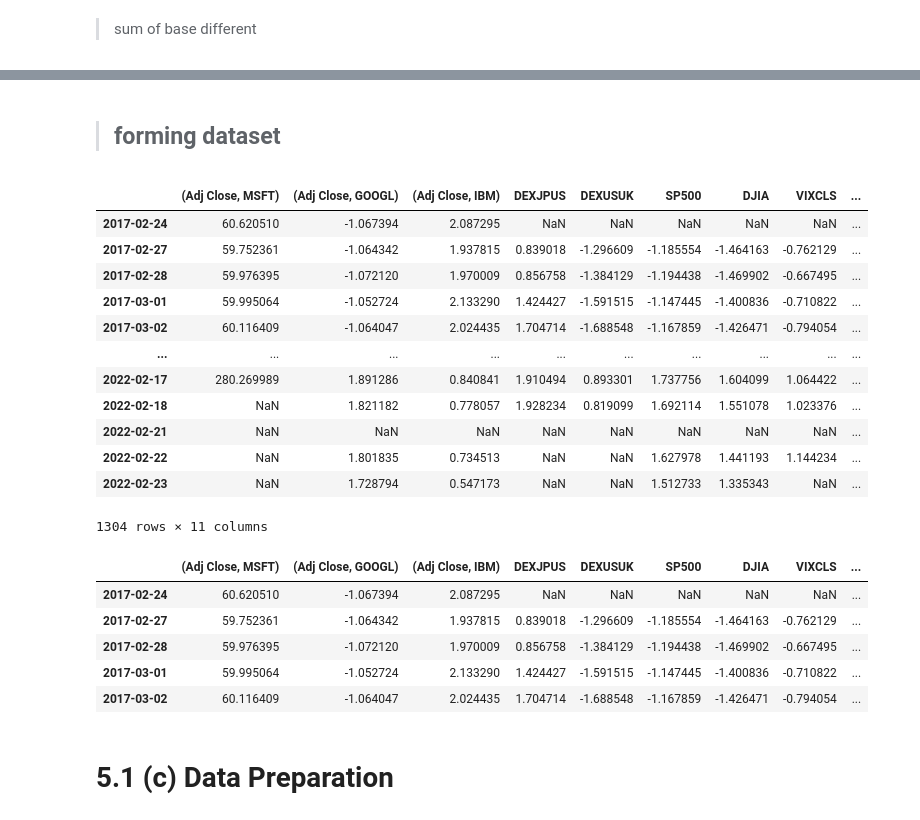
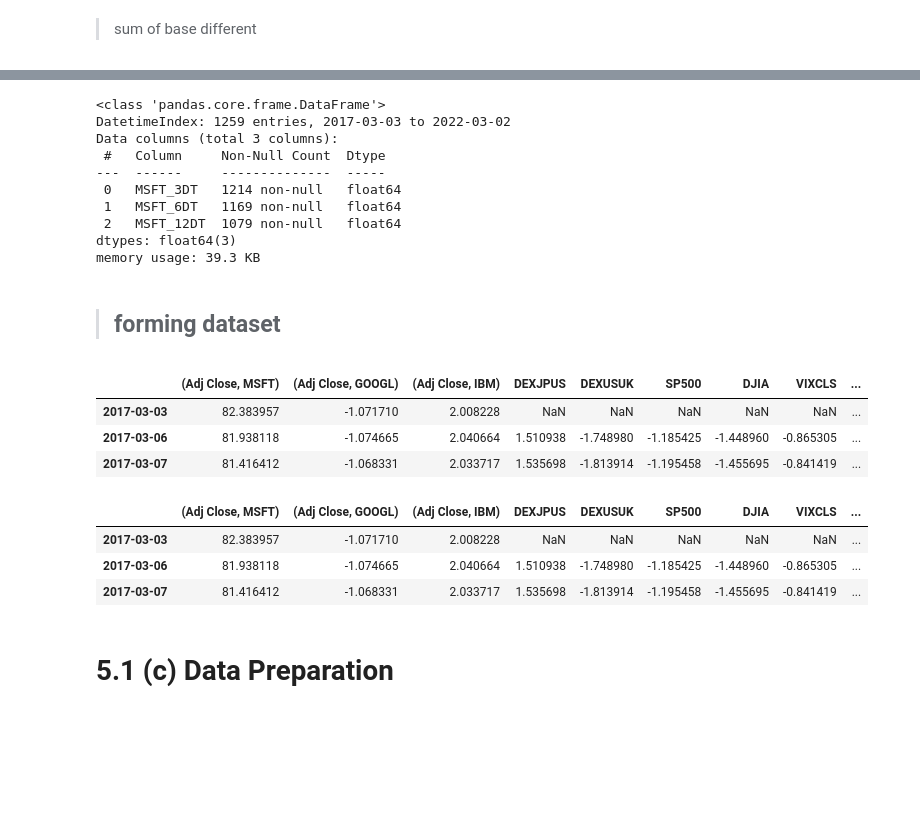
Before and after one commit to aphisit-ths/MACHINE-LEARNING-COURSE2022, a Jupyter notebook: [6#HYPERPARAMETER TUNING]/HYPERPARAMETER TUNING.ipynb, the cells around one changed output, grey strips where cells are left out. Saved outputs shown, nothing was run; the diff lists cells and outputs as text; code cells hidden in the pictures; blank space fills up the shorter version.

```diff
--- a/[6#HYPERPARAMETER TUNING]/HYPERPARAMETER TUNING.ipynb
+++ b/[6#HYPERPARAMETER TUNING]/HYPERPARAMETER TUNING.ipynb
@@ -115,9 +74,9 @@ X3[X3.columns] = std.fit_transform(X3)
 # %% [markdown]
 > sum of base different
 # %%
-return_period = 3
+return_period = 200
 # %%
-backHistory = [30, 45, 60, 90, 180, 240]
+backHistory = [30, 45, 60, 90, 180, 2500]
 BH1, BH2, BH3 = backHistory[1], backHistory[3], backHistory[4]
 # %%
 Y = Base.shift(-return_period)
@@ -211,3 +110,16 @@ X4.describe()
+# %%
+X4.info()
+# %% [output]
+<class 'pandas.core.frame.DataFrame'>
+DatetimeIndex: 1259 entries, 2017-03-03 to 2022-03-02
+Data columns (total 3 columns):
+ #   Column     Non-Null Count  Dtype
+---  ------     --------------  -----
+ 0   MSFT_3DT   1214 non-null   float64
+ 1   MSFT_6DT   1169 non-null   float64
+ 2   MSFT_12DT  1079 non-null   float64
+dtypes: float64(3)
+memory usage: 39.3 KB
 # %% [markdown]
 > ## forming dataset
 # %%
@@ -215,30 +127,19 @@ X = pd.concat([X1, X2, X3, X4], axis=1)
 # %%
 dataset = pd.concat([Y, X], axis=1)
 # %%
-dataset
+dataset.head(3)
 # %% [output]
 |  | (Adj Close, MSFT) | (Adj Close, GOOGL) | (Adj Close, IBM) | DEXJPUS | DEXUSUK | SP500 | DJIA | VIXCLS | ... |
-| 2017-02-24 | 60.620510 | -1.067394 | 2.087295 | NaN | NaN | NaN | NaN | NaN | ... |
-| 2017-02-27 | 59.752361 | -1.064342 | 1.937815 | 0.839018 | -1.296609 | -1.185554 | -1.464163 | -0.762129 | ... |
-| 2017-02-28 | 59.976395 | -1.072120 | 1.970009 | 0.856758 | -1.384129 | -1.194438 | -1.469902 | -0.667495 | ... |
-| 2017-03-01 | 59.995064 | -1.052724 | 2.133290 | 1.424427 | -1.591515 | -1.147445 | -1.400836 | -0.710822 | ... |
-| 2017-03-02 | 60.116409 | -1.064047 | 2.024435 | 1.704714 | -1.688548 | -1.167859 | -1.426471 | -0.794054 | ... |
-| ... | ... | ... | ... | ... | ... | ... | ... | ... | ... |
-| 2022-02-17 | 280.269989 | 1.891286 | 0.840841 | 1.910494 | 0.893301 | 1.737756 | 1.604099 | 1.064422 | ... |
-| 2022-02-18 | NaN | 1.821182 | 0.778057 | 1.928234 | 0.819099 | 1.692114 | 1.551078 | 1.023376 | ... |
-| 2022-02-21 | NaN | NaN | NaN | NaN | NaN | NaN | NaN | NaN | ... |
-| 2022-02-22 | NaN | 1.801835 | 0.734513 | NaN | NaN | 1.627978 | 1.441193 | 1.144234 | ... |
-| 2022-02-23 | NaN | 1.728794 | 0.547173 | NaN | NaN | 1.512733 | 1.335343 | NaN | ... |
+| 2017-03-03 | 82.383957 | -1.071710 | 2.008228 | NaN | NaN | NaN | NaN | NaN | ... |
+| 2017-03-06 | 81.938118 | -1.074665 | 2.040664 | 1.510938 | -1.748980 | -1.185425 | -1.448960 | -0.865305 | ... |
+| 2017-03-07 | 81.416412 | -1.068331 | 2.033717 | 1.535698 | -1.813914 | -1.195458 | -1.455695 | -0.841419 | ... |
-1304 rows × 11 columns
 # %%
-dataset.head()
+dataset.head(3)
 # %% [output]
 |  | (Adj Close, MSFT) | (Adj Close, GOOGL) | (Adj Close, IBM) | DEXJPUS | DEXUSUK | SP500 | DJIA | VIXCLS | ... |
-| 2017-02-24 | 60.620510 | -1.067394 | 2.087295 | NaN | NaN | NaN | NaN | NaN | ... |
-| 2017-02-27 | 59.752361 | -1.064342 | 1.937815 | 0.839018 | -1.296609 | -1.185554 | -1.464163 | -0.762129 | ... |
-| 2017-02-28 | 59.976395 | -1.072120 | 1.970009 | 0.856758 | -1.384129 | -1.194438 | -1.469902 | -0.667495 | ... |
-| 2017-03-01 | 59.995064 | -1.052724 | 2.133290 | 1.424427 | -1.591515 | -1.147445 | -1.400836 | -0.710822 | ... |
-| 2017-03-02 | 60.116409 | -1.064047 | 2.024435 | 1.704714 | -1.688548 | -1.167859 | -1.426471 | -0.794054 | ... |
+| 2017-03-03 | 82.383957 | -1.071710 | 2.008228 | NaN | NaN | NaN | NaN | NaN | ... |
+| 2017-03-06 | 81.938118 | -1.074665 | 2.040664 | 1.510938 | -1.748980 | -1.185425 | -1.448960 | -0.865305 | ... |
+| 2017-03-07 | 81.416412 | -1.068331 | 2.033717 | 1.535698 | -1.813914 | -1.195458 | -1.455695 | -0.841419 | ... |
 # %% [markdown]
 # 5.1 (c) Data Preparation
 # %%
```
Also changed, not shown: parts of 76 cells of this notebook, 4 other files.
